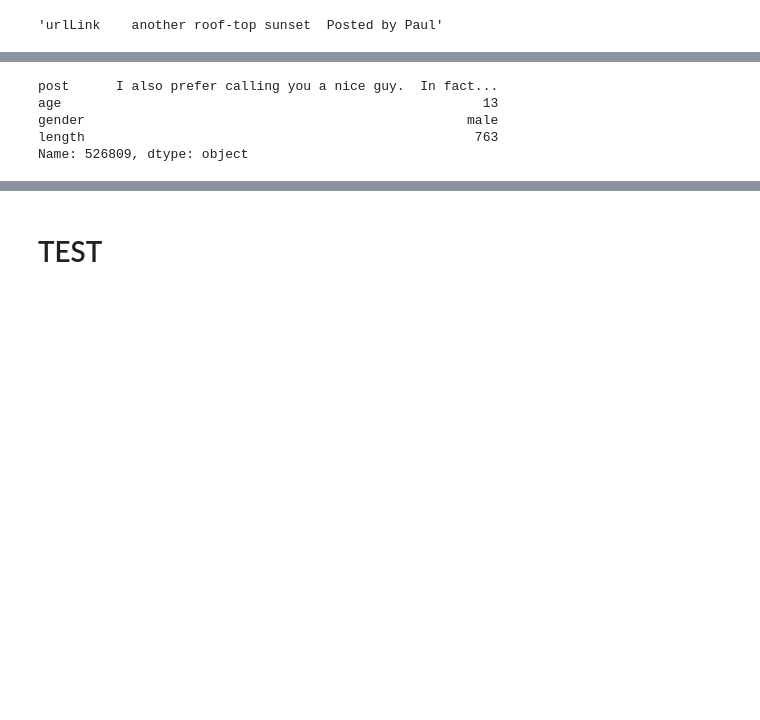
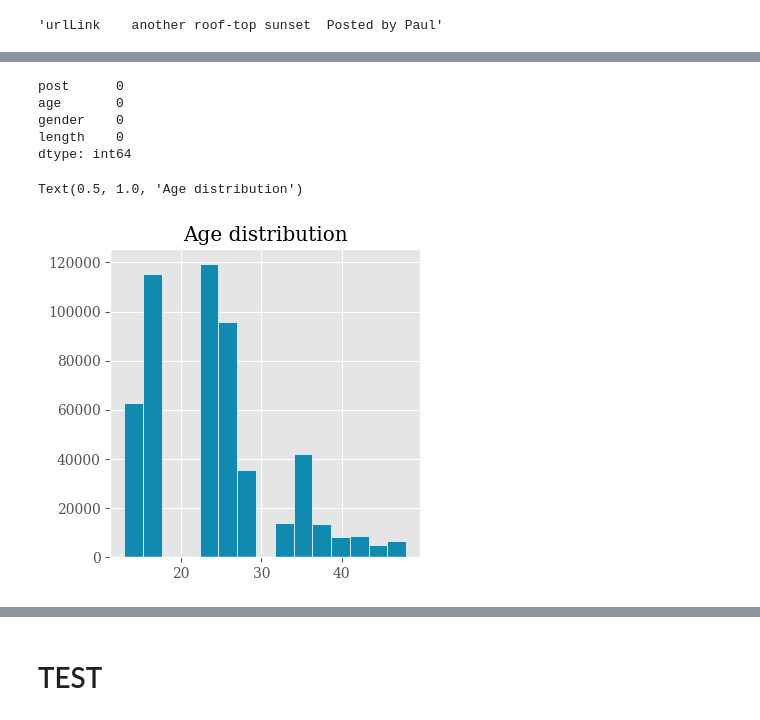
Before and after one commit to simonefacchiano/SL-Final-Project, a Jupyter notebook: final_project.ipynb, the cells around one changed output, grey strips where cells are left out. Drawn from its saved outputs; the diff is of its cells as text; code cells hidden in the pictures; blank space fills up the shorter version.

```diff
--- a/final_project.ipynb
+++ b/final_project.ipynb
@@ -52,3 +66,19 @@ print(len(train[(train.age >= 28) & (train.age <= 48)]))  # Class 3
+# %%
+# Checking missin values.
+train.isna().sum()
+# %% [output]
+post      0
+age       0
+gender    0
+length    0
+dtype: int64
+# %%
+# Target class distribution.
+train.age.hist(bins = 15,  color = "#118ab2", ec="white", label = "Age distribution")
+plt.title("Age distribution")
+# %% [output]
+Text(0.5, 1.0, 'Age distribution')
+[figure, added]
 # %%
 # Double Check
 train['age_class'] = pd.cut(
@@ -56,11 +86,3 @@ train['age_class'] = pd.cut(
         bins=[12, 18, 28, 50],
         labels=[0, 1, 2]
     ).astype("int")
-# %%
-train.iloc[526809]
-# %% [output]
-post      I also prefer calling you a nice guy.  In fact...
-age                                                      13
-gender                                                 male
-length                                                  763
-Name: 526809, dtype: object
```
Also changed, not shown: parts of 31 cells of this notebook.
